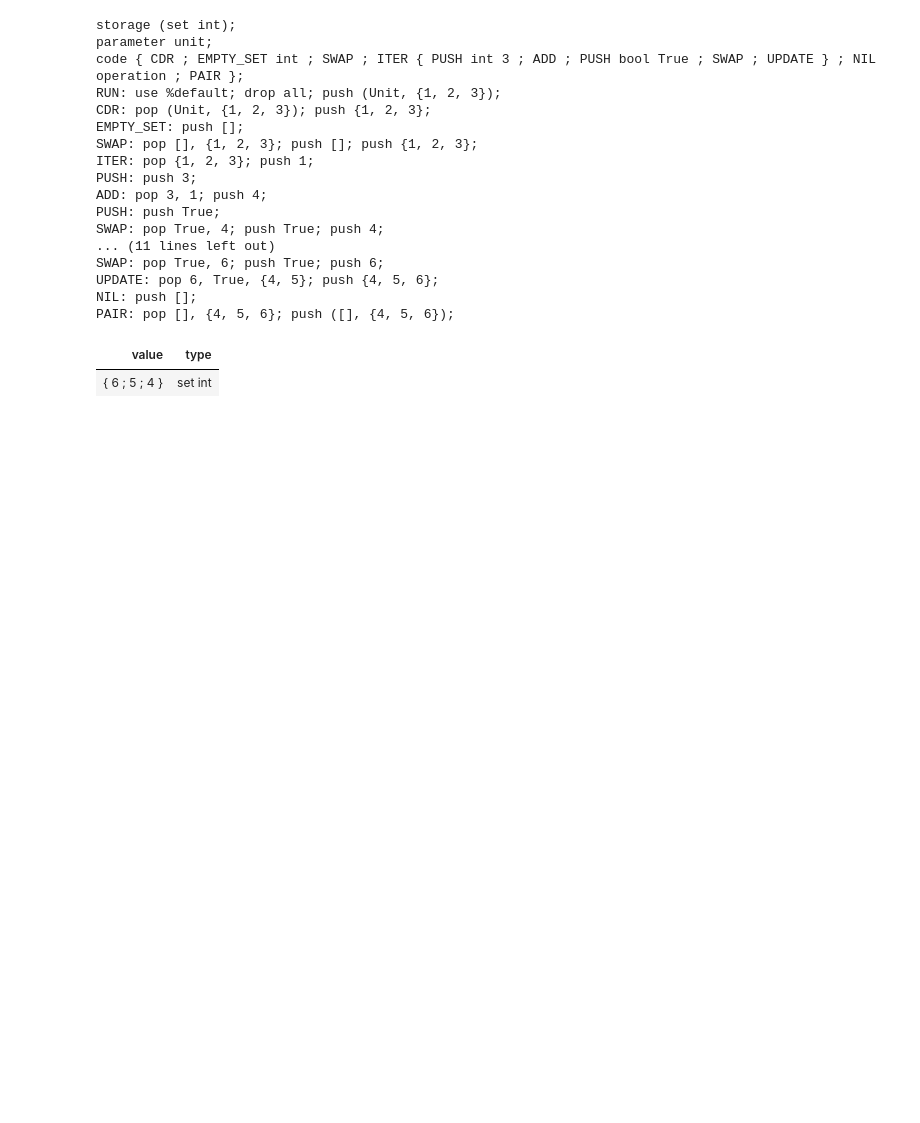
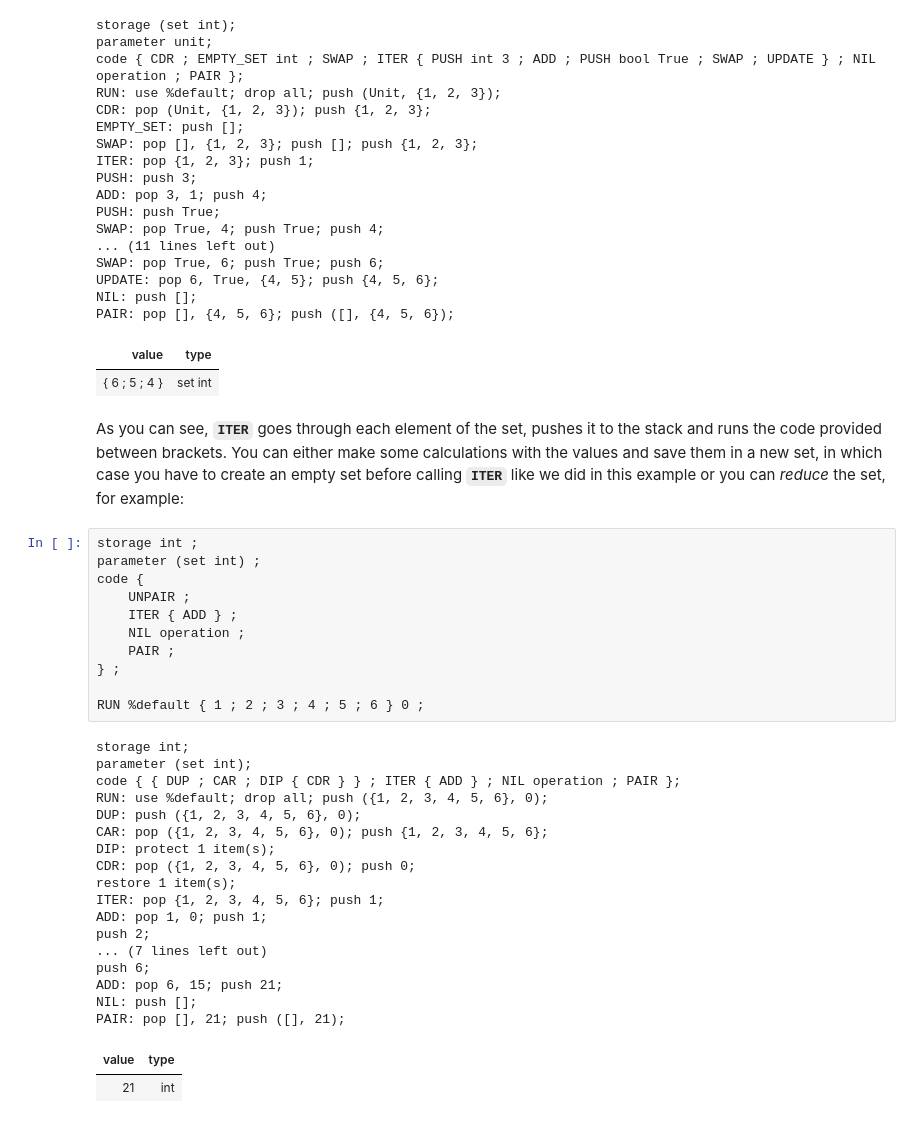
Before and after one commit to baking-bad/michelson-labs, a Jupyter notebook: notebooks/tutorials/10/10_operations_on_sets_maps_&_big_maps.ipynb, the cells around one changed output. Cells and saved outputs as stored; diff of their text form; blank space fills up the shorter version.

```diff
--- a/notebooks/tutorials/10/10_operations_on_sets_maps_&_big_maps.ipynb
+++ b/notebooks/tutorials/10/10_operations_on_sets_maps_&_big_maps.ipynb
@@ -269,3 +269,36 @@ NIL: push [];
 PAIR: pop [], {4, 5, 6}; push ([], {4, 5, 6});
 | value | type |
 | { 6 ; 5 ; 4 } | set int |
+# %% [markdown]
+As you can see, **`ITER`** goes through each element of the set, pushes it to the stack and runs the code provided between brackets. You can either make some calculations with the values and save them in a new set, in which case you have to create an empty set before calling **`ITER`** like we did in this example or you can *reduce* the set, for example:
+# %%
+storage int ;
+parameter (set int) ;
+code {
+    UNPAIR ;
+    ITER { ADD } ;
+    NIL operation ;
+    PAIR ;
+} ;
+
+RUN %default { 1 ; 2 ; 3 ; 4 ; 5 ; 6 } 0 ;
+# %% [output]
+storage int;
+parameter (set int);
+code { { DUP ; CAR ; DIP { CDR } } ; ITER { ADD } ; NIL operation ; PAIR };
+RUN: use %default; drop all; push ({1, 2, 3, 4, 5, 6}, 0);
+DUP: push ({1, 2, 3, 4, 5, 6}, 0);
+CAR: pop ({1, 2, 3, 4, 5, 6}, 0); push {1, 2, 3, 4, 5, 6};
+DIP: protect 1 item(s);
+CDR: pop ({1, 2, 3, 4, 5, 6}, 0); push 0;
+restore 1 item(s);
+ITER: pop {1, 2, 3, 4, 5, 6}; push 1;
+ADD: pop 1, 0; push 1;
+push 2;
+... (7 lines left out)
+push 6;
+ADD: pop 6, 15; push 21;
+NIL: push [];
+PAIR: pop [], 21; push ([], 21);
+| value | type |
+| 21 | int |
```
Also changed, not shown: parts of 11 cells of this notebook, 1 other file.
